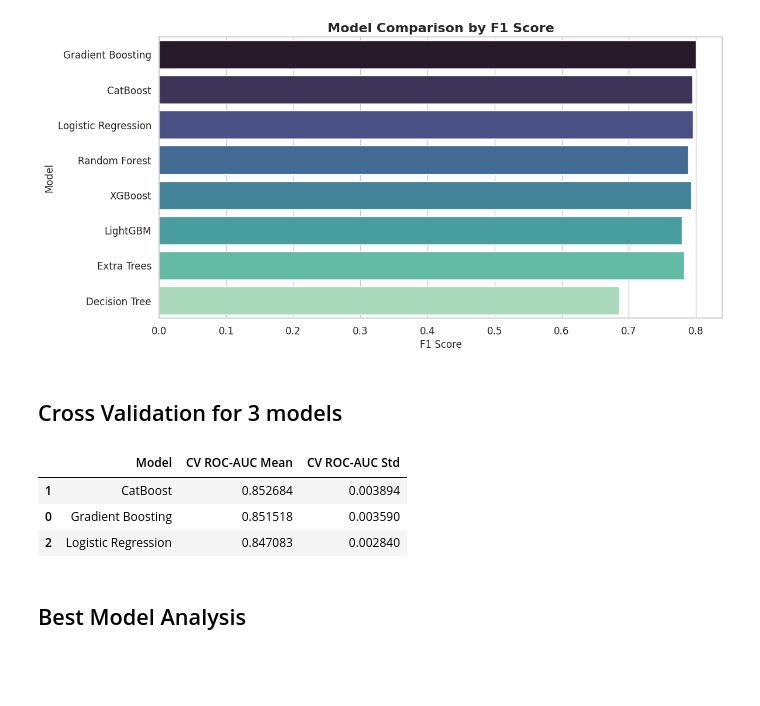
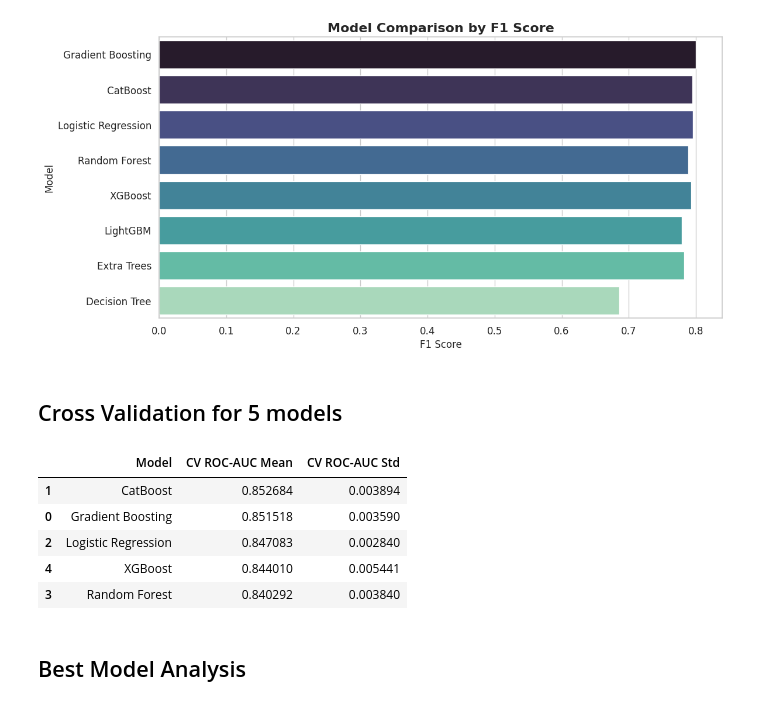
Before and after one commit to B-DS-Research/B6_Research, a Jupyter notebook: RMDS_Hackathon.ipynb, the cells around one changed output. Saved outputs shown, nothing was run; the diff lists cells and outputs as text; code cells hidden in the pictures; blank space fills up the shorter version.

```diff
--- a/RMDS_Hackathon.ipynb
+++ b/RMDS_Hackathon.ipynb
@@ -109,6 +109,9 @@ Testing shape: (4749, 30)
 # %% [markdown]
 ## Team Logs
 # %%
+TARGET = "seasonal_vaccine"
+ID_COL = "respondent_id"
+
 team_log = {
     "project": "RMDS Hackathon - Seasonal Vaccine Prediction",
     "created_at": str(datetime.now()),
@@ -673,9 +676,9 @@ plt.show()
 # %% [output]
 [figure]
 # %% [markdown]
-## Cross Validation for 3 models
+## Cross Validation for 5 models
 # %%
-top_models = results_df["Model"].head(3).tolist()
+top_models = results_df["Model"].head(5).tolist()
 cv_results = []
 
 cv = StratifiedKFold(n_splits=5, shuffle=True, random_state=42)
@@ -685,33 +688,35 @@ for model_name in top_models:
 
     pipeline = Pipeline(steps=[
         ("preprocessor", preprocessor),
         ("model", model)
     ])
 
     scores = cross_val_score(
         pipeline,
         X,
         y,
         cv=cv,
         scoring="roc_auc",
         n_jobs=-1
     )
 
     cv_results.append({
         "Model": model_name,
         "CV ROC-AUC Mean": scores.mean(),
         "CV ROC-AUC Std": scores.std()
     })
 
 cv_results_df = pd.DataFrame(cv_results).sort_values("CV ROC-AUC Mean", ascending=False)
 
 display(cv_results_df)
 cv_results_df.to_csv("outputs/cross_validation_results.csv", index=False)
 # %% [output]
 |  | Model | CV ROC-AUC Mean | CV ROC-AUC Std |
 | 1 | CatBoost | 0.852684 | 0.003894 |
 | 0 | Gradient Boosting | 0.851518 | 0.003590 |
 | 2 | Logistic Regression | 0.847083 | 0.002840 |
+| 4 | XGBoost | 0.844010 | 0.005441 |
+| 3 | Random Forest | 0.840292 | 0.003840 |
 # %% [markdown]
 ## Best Model Analysis
 # %%
```
Also changed, not shown: parts of 6 cells of this notebook.
